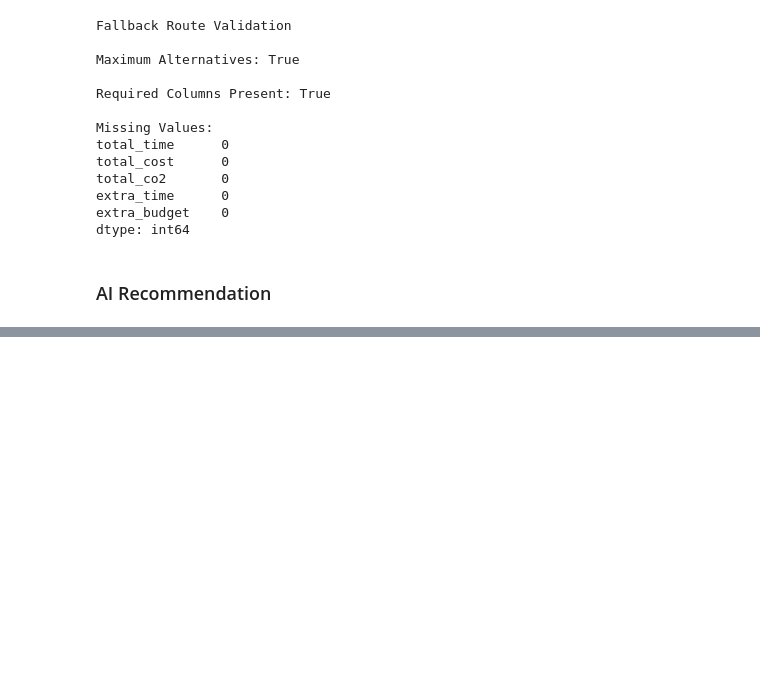
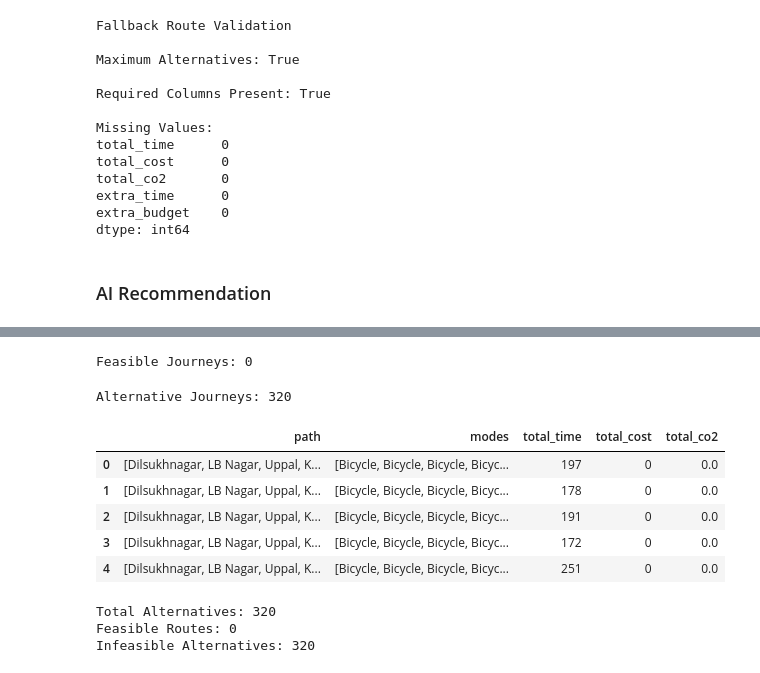
Before and after one commit to thanmai-09/ai-sustainable-multimodal-route-planner, a Jupyter notebook: sustainable_multimodal_route_planner.ipynb, the cells around one changed output, grey strips where cells are left out. Drawn from its saved outputs; the diff is of its cells as text; code cells hidden in the pictures; blank space fills up the shorter version.

Commit message:
Complete sustainable multimodal route planner

```diff
--- a/sustainable_multimodal_route_planner.ipynb
+++ b/sustainable_multimodal_route_planner.ipynb
@@ -1840,0 +1919,72 @@ recommended_route[
+# %%
+### Test No-Feasible-Route Scenario
+
+strict_source = "Dilsukhnagar"
+strict_destination = "Gachibowli"
+strict_budget = 10
+strict_time = 30
+
+strict_modes = [
+    "Walking",
+    "Bicycle",
+    "Public Transport"
+]
+
+strict_journeys = plan_journeys(
+    source=strict_source,
+    destination=strict_destination,
+    max_budget=strict_budget,
+    max_time=strict_time,
+    available_modes=strict_modes
+)
+
+print("Feasible Journeys:", len(strict_journeys))
+# %% [output]
+Feasible Journeys: 0
+# %%
+### Test the Fallback System
+
+strict_alternatives = generate_alternative_routes(
+    source=strict_source,
+    destination=strict_destination,
+    df=df,
+    available_modes=strict_modes
+)
+
+print("Alternative Journeys:", len(strict_alternatives))
+strict_alternatives.head()
+# %% [output]
+Alternative Journeys: 320
+|  | path | modes | total_time | total_cost | total_co2 |
+| 0 | [Dilsukhnagar, LB Nagar, Uppal, K... | [Bicycle, Bicycle, Bicycle, Bicyc... | 197 | 0 | 0.0 |
+| 1 | [Dilsukhnagar, LB Nagar, Uppal, K... | [Bicycle, Bicycle, Bicycle, Bicyc... | 178 | 0 | 0.0 |
+| 2 | [Dilsukhnagar, LB Nagar, Uppal, K... | [Bicycle, Bicycle, Bicycle, Bicyc... | 191 | 0 | 0.0 |
+| 3 | [Dilsukhnagar, LB Nagar, Uppal, K... | [Bicycle, Bicycle, Bicycle, Bicyc... | 172 | 0 | 0.0 |
+| 4 | [Dilsukhnagar, LB Nagar, Uppal, K... | [Bicycle, Bicycle, Bicycle, Bicyc... | 251 | 0 | 0.0 |
+# %%
+### Calculate the Strict-Case Alternatives
+
+strict_alternative_routes = strict_alternatives.copy()
+
+strict_alternative_routes["extra_time"] = (
+    strict_alternative_routes["total_time"] - strict_time
+).clip(lower=0)
+
+strict_alternative_routes["extra_budget"] = (
+    strict_alternative_routes["total_cost"] - strict_budget
+).clip(lower=0)
+
+strict_alternative_routes["feasible"] = (
+    (strict_alternative_routes["total_time"] <= strict_time)
+    &
+    (strict_alternative_routes["total_cost"] <= strict_budget)
+)
+
+print("Total Alternatives:", len(strict_alternative_routes))
+print("Feasible Routes:", strict_alternative_routes["feasible"].sum())
+print("Infeasible Alternatives:",
+      (~strict_alternative_routes["feasible"]).sum())
+# %% [output]
+Total Alternatives: 320
+Feasible Routes: 0
+Infeasible Alternatives: 320
```
Also changed, not shown: parts of 14 cells of this notebook, 3 other files.
